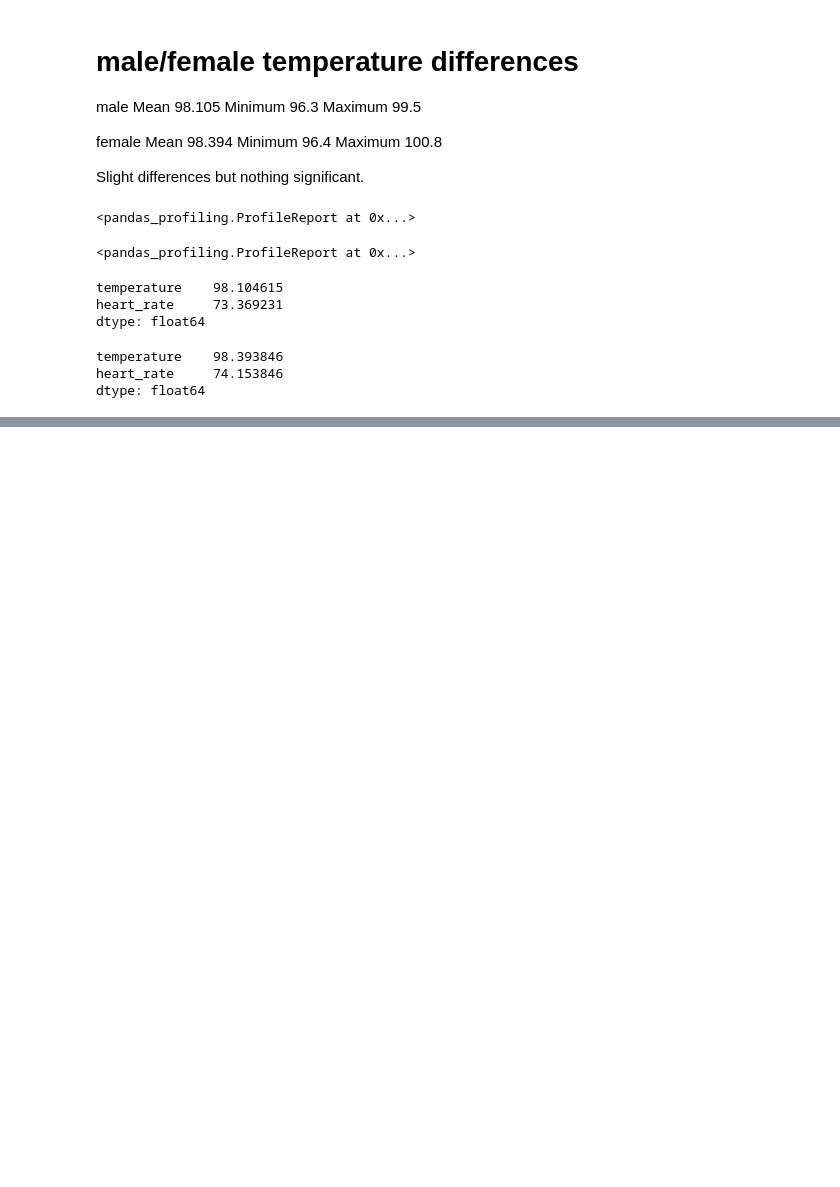
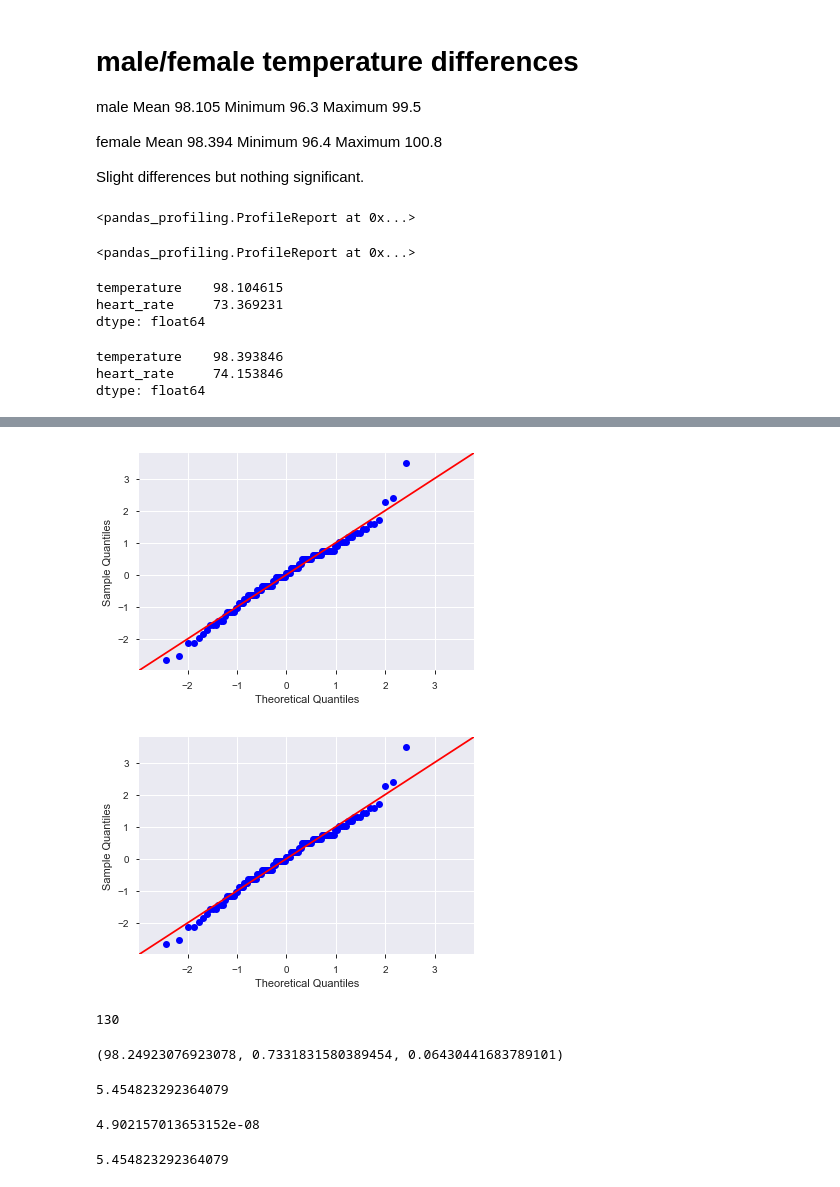
Before and after one commit to village3lf/Statistics, a Jupyter notebook: sliderule_dsi_inferential_statistics_exercise_1.ipynb, the cells around one changed output, grey strips where cells are left out. Cells and saved outputs as stored; diff of their text form; code cells hidden in the pictures; blank space fills up the shorter version.

```diff
--- a/sliderule_dsi_inferential_statistics_exercise_1.ipynb
+++ b/sliderule_dsi_inferential_statistics_exercise_1.ipynb
@@ -214,0 +200,35 @@ dtype: float64
+# %%
+zscores = zscore(temperatures)
+
+sm.qqplot(zscores, line='45')
+# %% [output]
+[figure, added]
+[figure, added]
+# %%
+len(df)
+# %% [output]
+130
+# %%
+true_mean = 98.6
+sample_mean = df['temperature'].mean()
+sample_std = df['temperature'].std()
+sigma_x = sample_std/np.sqrt(len(df))
+
+sample_mean, sample_std, sigma_x
+# %% [output]
+(98.24923076923078, 0.7331831580389454, 0.06430441683789101)
+# %%
+z = (98.6 - sample_mean) / sigma_x
+z
+# %% [output]
+5.454823292364079
+# %%
+p = (1-stats.norm.cdf(z))*2
+p
+# %% [output]
+4.902157013653152e-08
+# %%
+t = z
+t
+# %% [output]
+5.454823292364079
```
Also changed, not shown: parts of 25 cells of this notebook, 1 other file.
